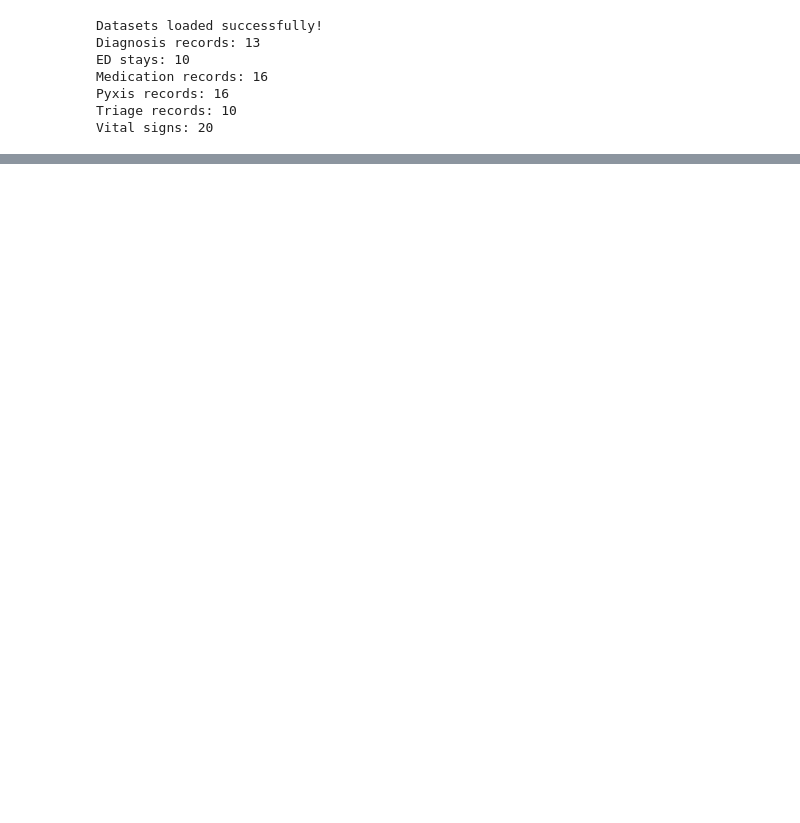
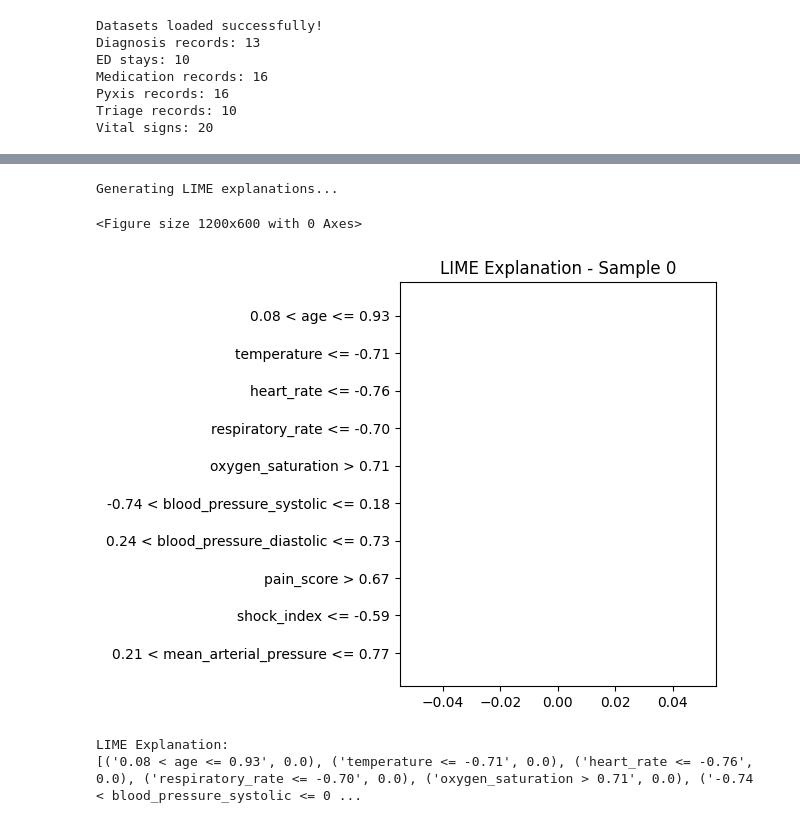
Before and after one commit to hreger/aitriage, a Jupyter notebook: notebooks/triage_model.ipynb, the cells around one changed output, grey strips where cells are left out. Drawn from its saved outputs; the diff is of its cells as text; code cells hidden in the pictures; blank space fills up the shorter version.

```diff
--- a/notebooks/triage_model.ipynb
+++ b/notebooks/triage_model.ipynb
@@ -245,0 +595,35 @@ Sample 2: Predicted=Urgent, Confidence=0.761
+# %%
+# LIME Interpretability
+print("Generating LIME explanations...")
+
+# Create LIME explainer
+lime_explainer = LimeTabularExplainer(
+    training_data=X_train_struct_scaled,
+    feature_names=structured_features,
+    class_names=['Non-urgent', 'Urgent'],
+    mode='classification'
+)
+
+# Explain single prediction
+sample_idx = 0
+lime_exp = lime_explainer.explain_instance(
+    data_row=X_test_struct_scaled[sample_idx],
+    predict_fn=xgb_model.predict_proba,
+    num_features=10
+)
+
+# Plot LIME explanation
+plt.figure(figsize=(12, 6))
+lime_exp.as_pyplot_figure()
+plt.title(f'LIME Explanation - Sample {sample_idx}')
+plt.tight_layout()
+plt.show()
+
+print("LIME Explanation:")
+print(lime_exp.as_list())
+# %% [output]
+Generating LIME explanations...
+<Figure size 1200x600 with 0 Axes>
+[figure, added]
+LIME Explanation:
+[('0.08 < age <= 0.93', 0.0), ('temperature <= -0.71', 0.0), ('heart_rate <= -0.76', 0.0), ('respiratory_rate <= -0.70', 0.0), ('oxygen_saturation > 0.71', 0.0), ('-0.74 < blood_pressure_systolic <= 0 ...
```
Also changed, not shown: parts of 19 cells of this notebook, 15 other files.
